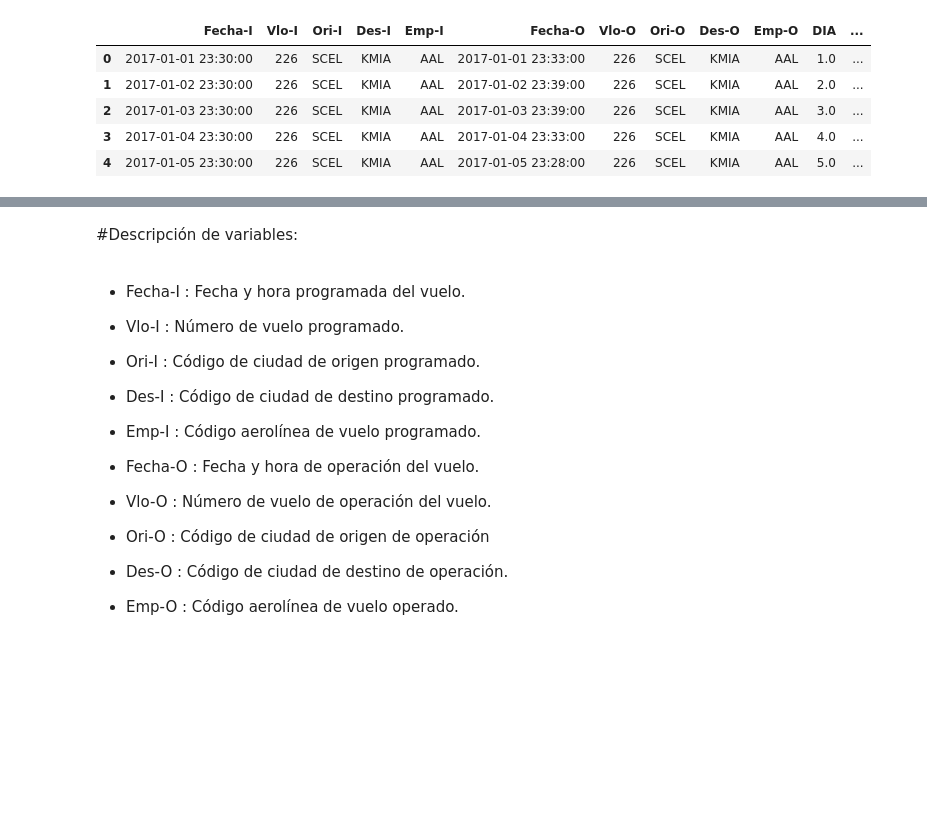
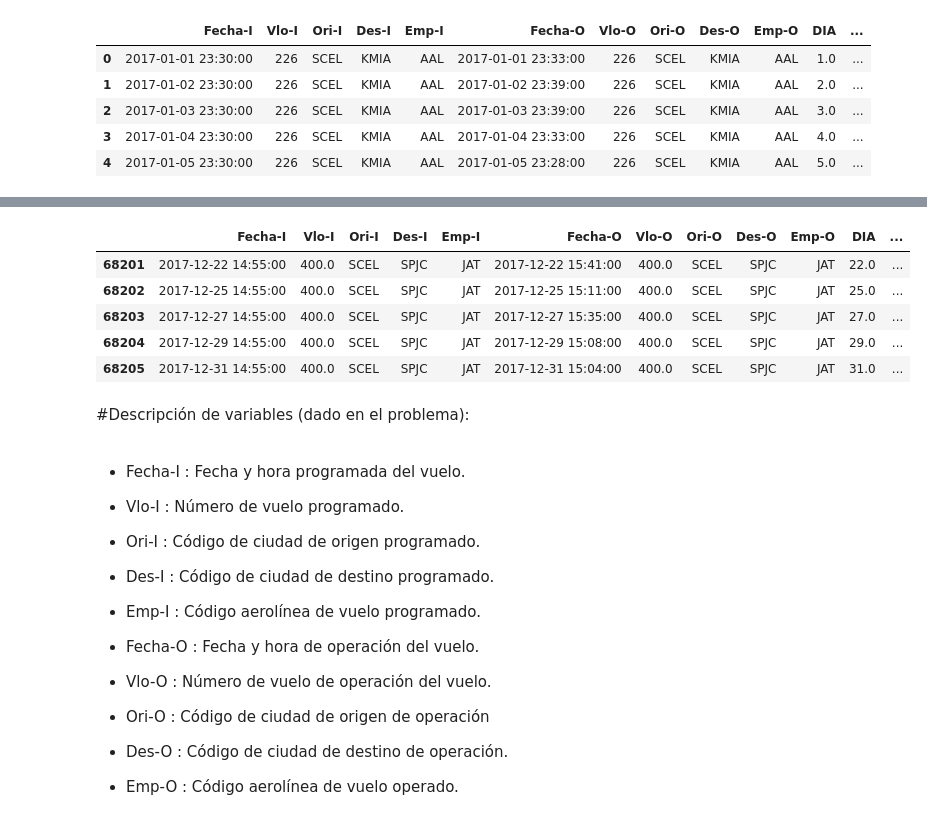
Before and after one commit to dfosoriom/LATAM_Airlines, a Jupyter notebook: solution.ipynb, the cells around one changed output, grey strips where cells are left out. Drawn from its saved outputs; the diff is of its cells as text; code cells hidden in the pictures; blank space fills up the shorter version.

```diff
--- a/solution.ipynb
+++ b/solution.ipynb
@@ -77,5 +83,15 @@ df.tail(10)
+# %%
+# Revisión de los ultimos 5 filas
+df.tail(5)
+# %% [output]
+|  | Fecha-I | Vlo-I | Ori-I | Des-I | Emp-I | Fecha-O | Vlo-O | Ori-O | Des-O | Emp-O | DIA | ... |
+| 68201 | 2017-12-22 14:55:00 | 400.0 | SCEL | SPJC | JAT | 2017-12-22 15:41:00 | 400.0 | SCEL | SPJC | JAT | 22.0 | ... |
+| 68202 | 2017-12-25 14:55:00 | 400.0 | SCEL | SPJC | JAT | 2017-12-25 15:11:00 | 400.0 | SCEL | SPJC | JAT | 25.0 | ... |
+| 68203 | 2017-12-27 14:55:00 | 400.0 | SCEL | SPJC | JAT | 2017-12-27 15:35:00 | 400.0 | SCEL | SPJC | JAT | 27.0 | ... |
+| 68204 | 2017-12-29 14:55:00 | 400.0 | SCEL | SPJC | JAT | 2017-12-29 15:08:00 | 400.0 | SCEL | SPJC | JAT | 29.0 | ... |
+| 68205 | 2017-12-31 14:55:00 | 400.0 | SCEL | SPJC | JAT | 2017-12-31 15:04:00 | 400.0 | SCEL | SPJC | JAT | 31.0 | ... |
 # %% [markdown]
-#Descripción de variables:
+#Descripción de variables (dado en el problema):
 # %% [markdown]
 
 
```
Also changed, not shown: parts of 45 cells of this notebook, 1 other file.
